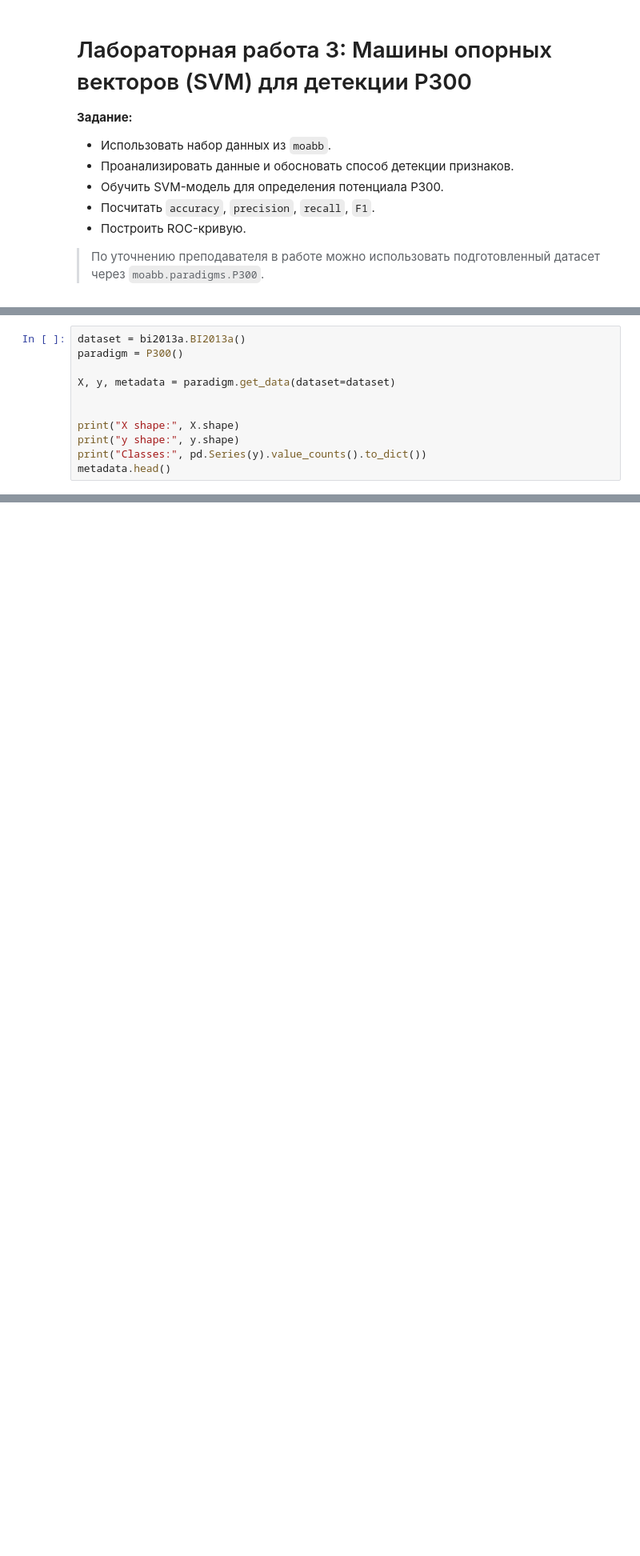
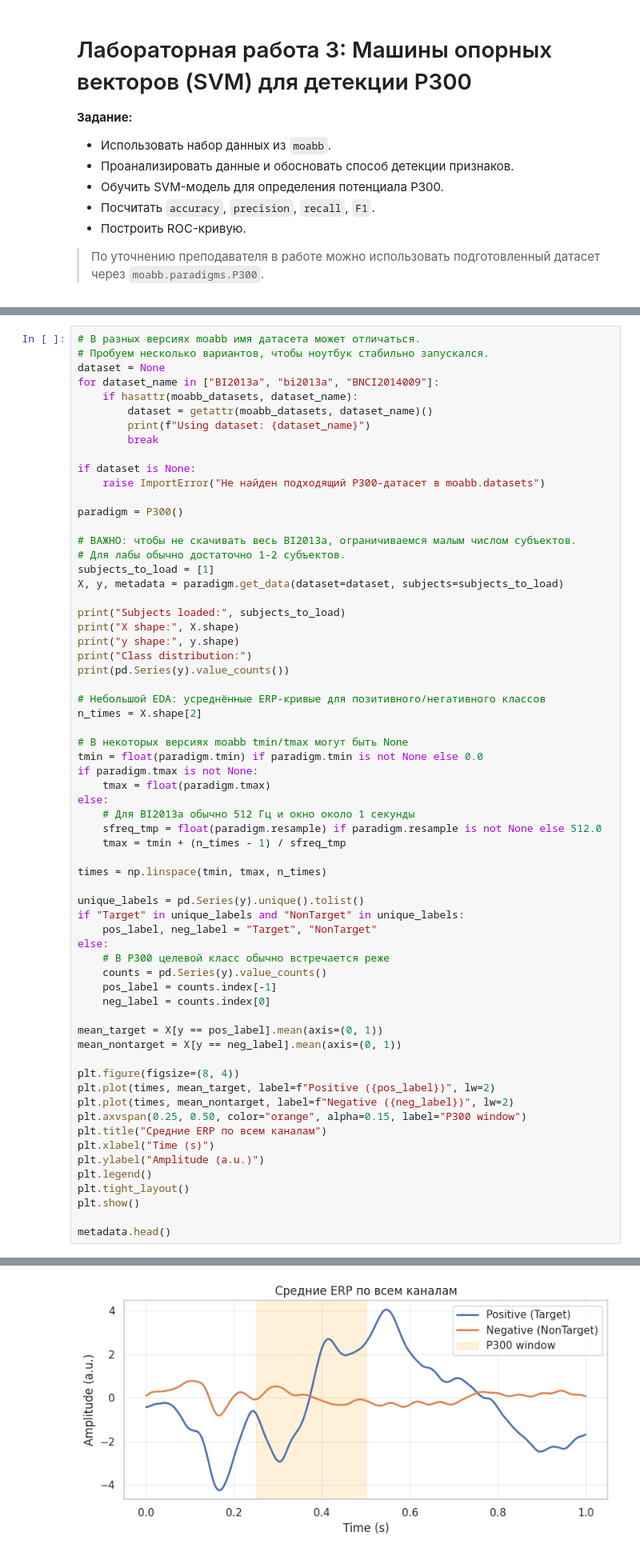
Before and after one commit to AndrewTheMaster/classicML-itmo-basics-course, a Jupyter notebook: л3.ipynb, the cells around one changed output, grey strips where cells are left out. Shown at 80% size. Drawn from its saved outputs; the diff is of its cells as text; blank space fills up the shorter version.

```diff
--- a/л3.ipynb
+++ b/л3.ipynb
@@ -48,13 +31,67 @@ np.random.seed(42)
 - `y`: метки классов (`Target` / `NonTarget`)
 - `metadata`: служебная информация (субъект, сессия и т.д.)
 # %%
-dataset = bi2013a.BI2013a()
+# В разных версиях moabb имя датасета может отличаться.
+# Пробуем несколько вариантов, чтобы ноутбук стабильно запускался.
+dataset = None
+for dataset_name in ["BI2013a", "bi2013a", "BNCI2014009"]:
+    if hasattr(moabb_datasets, dataset_name):
+        dataset = getattr(moabb_datasets, dataset_name)()
+        print(f"Using dataset: {dataset_name}")
+        break
+
+if dataset is None:
+    raise ImportError("Не найден подходящий P300-датасет в moabb.datasets")
+
 paradigm = P300()
 
-X, y, metadata = paradigm.get_data(dataset=dataset)
+# ВАЖНО: чтобы не скачивать весь BI2013a, ограничиваемся малым числом субъектов.
+# Для лабы обычно достаточно 1-2 субъектов.
+subjects_to_load = [1]
+X, y, metadata = paradigm.get_data(dataset=dataset, subjects=subjects_to_load)
 
-
+print("Subjects loaded:", subjects_to_load)
 print("X shape:", X.shape)
 print("y shape:", y.shape)
-print("Classes:", pd.Series(y).value_counts().to_dict())
+print("Class distribution:")
+print(pd.Series(y).value_counts())
+
+# Небольшой EDA: усреднённые ERP-кривые для позитивного/негативного классов
+n_times = X.shape[2]
+
+# В некоторых версиях moabb tmin/tmax могут быть None
+tmin = float(paradigm.tmin) if paradigm.tmin is not None else 0.0
+if paradigm.tmax is not None:
+    tmax = float(paradigm.tmax)
+else:
+    # Для BI2013a обычно 512 Гц и окно около 1 секунды
+    sfreq_tmp = float(paradigm.resample) if paradigm.resample is not None else 512.0
+    tmax = tmin + (n_times - 1) / sfreq_tmp
+
+times = np.linspace(tmin, tmax, n_times)
+
+unique_labels = pd.Series(y).unique().tolist()
+if "Target" in unique_labels and "NonTarget" in unique_labels:
+    pos_label, neg_label = "Target", "NonTarget"
+else:
+    # В P300 целевой класс обычно встречается реже
+    counts = pd.Series(y).value_counts()
+    pos_label = counts.index[-1]
+    neg_label = counts.index[0]
+
+mean_target = X[y == pos_label].mean(axis=(0, 1))
+mean_nontarget = X[y == neg_label].mean(axis=(0, 1))
+
+plt.figure(figsize=(8, 4))
+plt.plot(times, mean_target, label=f"Positive ({pos_label})", lw=2)
+plt.plot(times, mean_nontarget, label=f"Negative ({neg_label})", lw=2)
+plt.axvspan(0.25, 0.50, color="orange", alpha=0.15, label="P300 window")
+plt.title("Средние ERP по всем каналам")
+plt.xlabel("Time (s)")
+plt.ylabel("Amplitude (a.u.)")
+plt.legend()
+plt.tight_layout()
+plt.show()
+
 metadata.head()
+# %% [output]
@@ -60,0 +106 @@ metadata.head()
+[figure, added]
```
Also changed, not shown: parts of 10 cells of this notebook, 34 other files.
